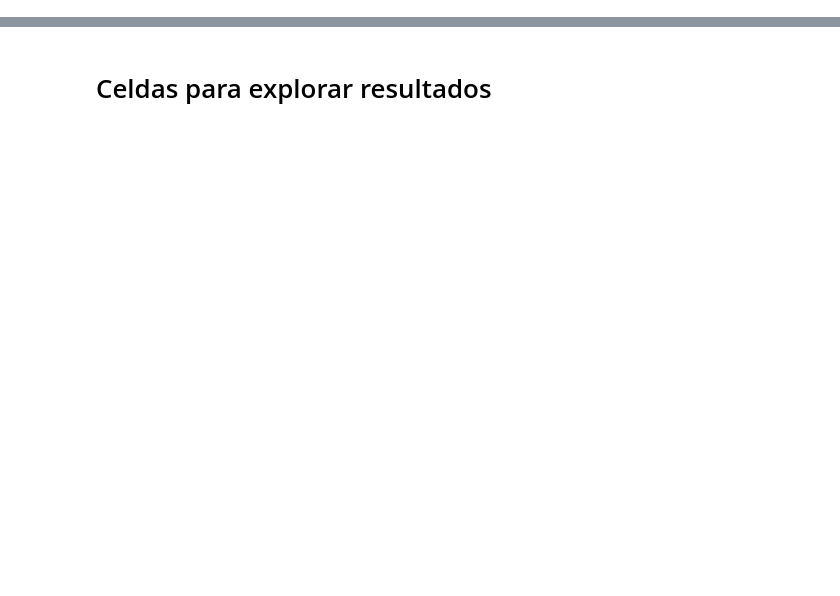
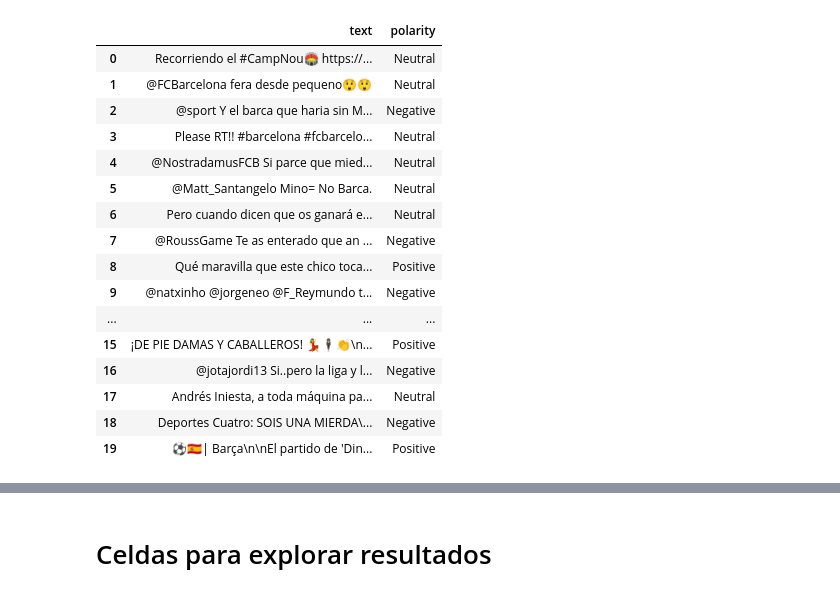
Before and after one commit to andrefsc/SDC_M04, a Jupyter notebook: M06_TareaIndividual_P2_AndreCastanho.ipynb, the cells around one changed output, grey strips where cells are left out. Cells and saved outputs as stored; diff of their text form; code cells hidden in the pictures; blank space fills up the shorter version.

```diff
--- a/M06_TareaIndividual_P2_AndreCastanho.ipynb
+++ b/M06_TareaIndividual_P2_AndreCastanho.ipynb
@@ -172,0 +303,24 @@ raw_data.head()
+# %%
+# Carregar os dados do arquivo CSV no diretório de GoogleDrive
+file_path = '/content/drive/MyDrive/Colab_notebooks/Files/02_train.csv'
+raw_data = pd.read_csv(file_path,encoding='utf-8').drop("id", axis=1)
+
+raw_data.head(20)
+# %% [output]
+|  | text | polarity |
+| 0 | Recorriendo el #CampNou🏟 https://... | Neutral |
+| 1 | @FCBarcelona fera desde pequeno😲😲 | Neutral |
+| 2 | @sport Y el barca que haria sin M... | Negative |
+| 3 | Please RT!! #barcelona #fcbarcelo... | Neutral |
+| 4 | @NostradamusFCB Si parce que mied... | Neutral |
+| 5 | @Matt_Santangelo Mino= No Barca. | Neutral |
+| 6 | Pero cuando dicen que os ganará e... | Neutral |
+| 7 | @RoussGame Te as enterado que an ... | Negative |
+| 8 | Qué maravilla que este chico toca... | Positive |
+| 9 | @natxinho @jorgeneo @F_Reymundo t... | Negative |
+| ... | ... | ... |
+| 15 | ¡DE PIE DAMAS Y CABALLEROS! 💃🕴👏\n... | Positive |
+| 16 | @jotajordi13 Si..pero la liga y l... | Negative |
+| 17 | Andrés Iniesta, a toda máquina pa... | Neutral |
+| 18 | Deportes Cuatro: SOIS UNA MIERDA\... | Negative |
+| 19 | ⚽️🇪🇸| Barça\n\nEl partido de 'Din... | Positive |
```
Also changed, not shown: parts of 85 cells of this notebook.
